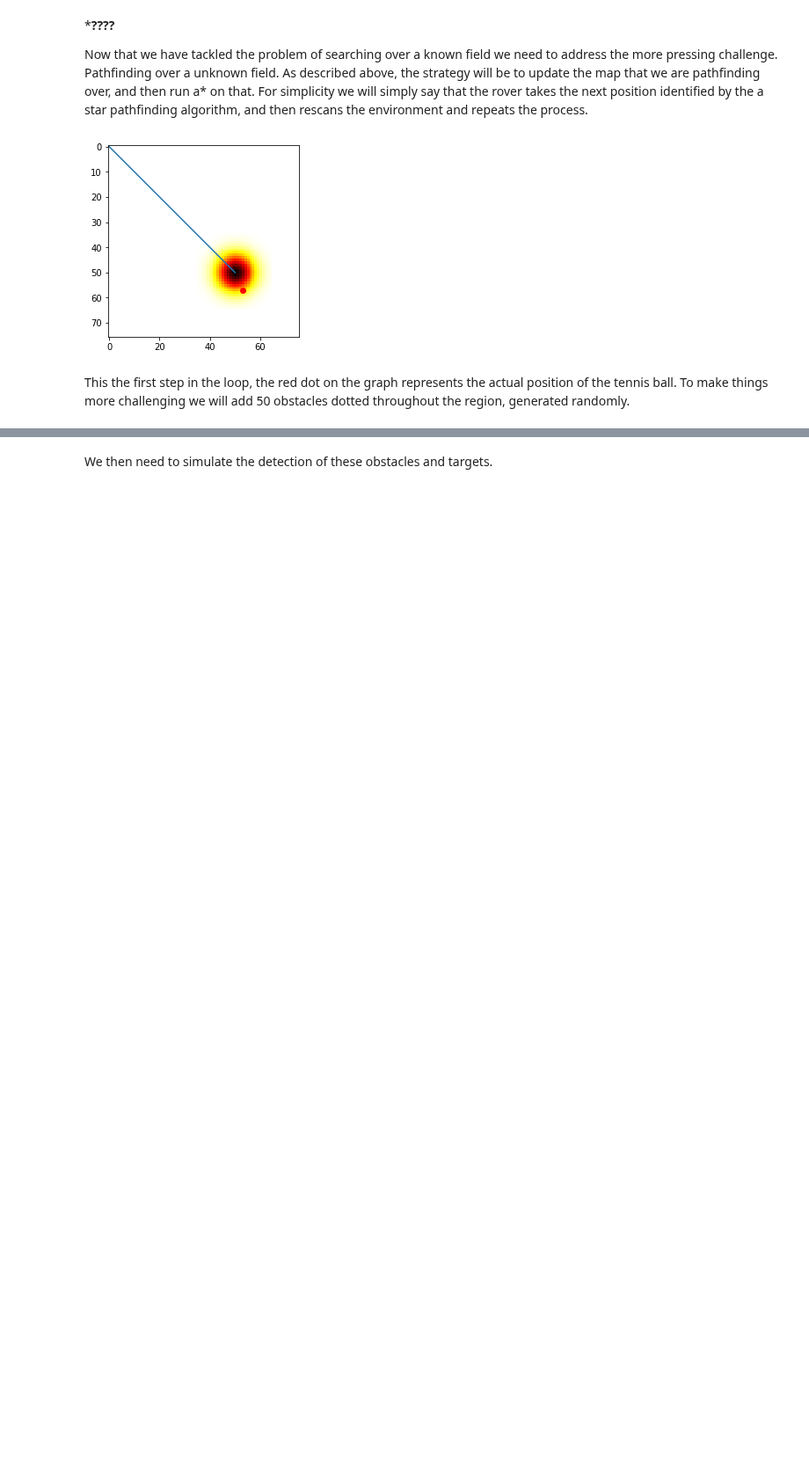
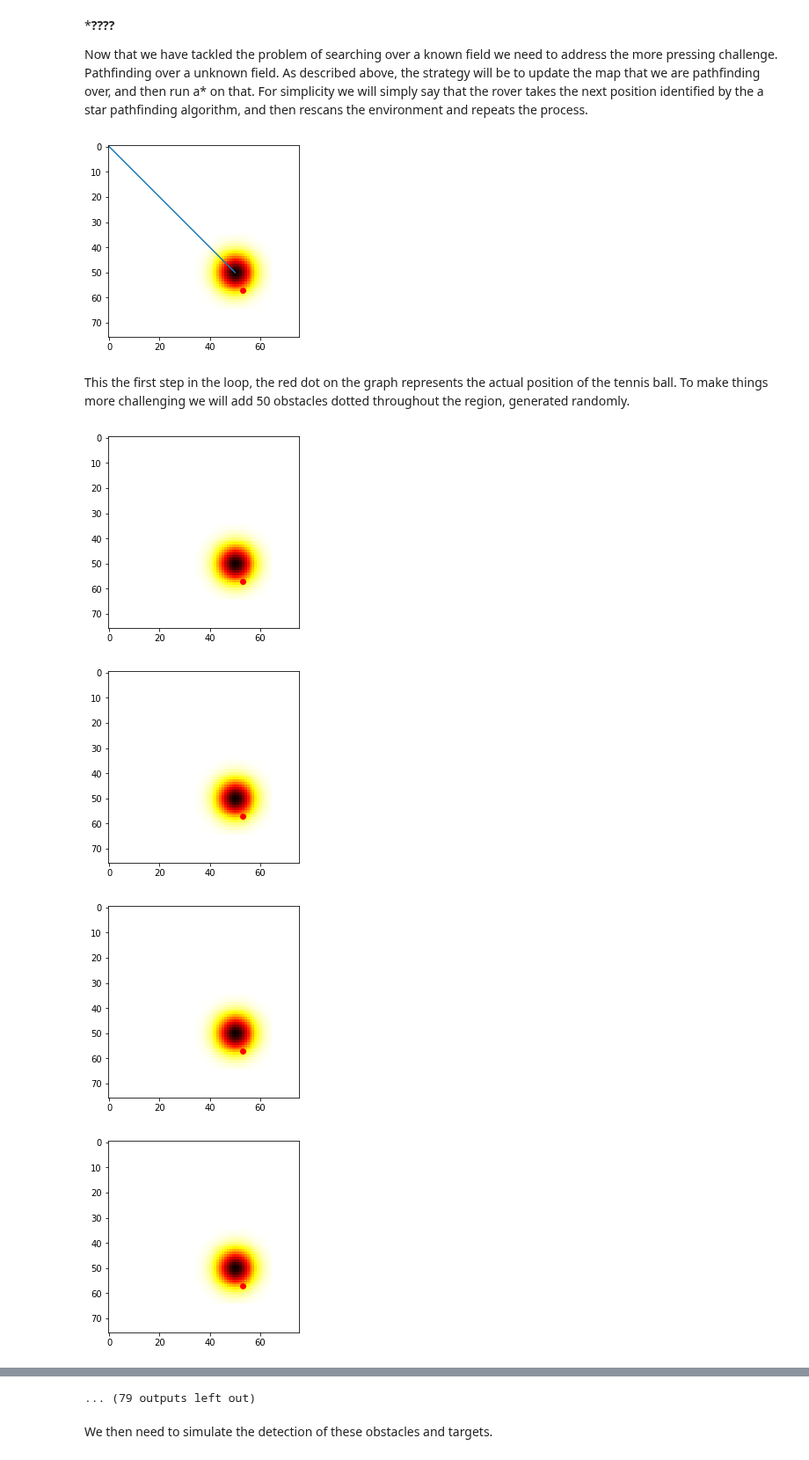
Before and after one commit to JmcRobbie/novaRoverDemos, a Jupyter notebook: Autonomous decision making demonstration.ipynb, the cells around one changed output, grey strips where cells are left out. Shown at 88% size. Cells and saved outputs as stored; diff of their text form; code cells hidden in the pictures; blank space fills up the shorter version.

```diff
--- a/Autonomous decision making demonstration.ipynb
+++ b/Autonomous decision making demonstration.ipynb
@@ -258,8 +267,7 @@ roverWorld = Initialise_tennis_ball_search()
 
 plt.imshow(roverWorld, cmap='hot', interpolation='nearest')
 min_index = np.argwhere(roverWorld == np.min(roverWorld))
-path_new = a_star(roverWorld,(0,0),(50,50))
-
+path_new = a_star(roverWorld,(0,0),(min_index[0][0],min_index[0][1]))
 x_pos = []
 y_pos = []
 for x in path_new:
@@ -278,0 +283,57 @@ unknown_obstacles = [ ( random.randint(0, 70), random.randint(0, 70) ) for k in
+# %%
+import random
+random.seed()
+unknown_obstacles = [ ( random.randint(0, 70), random.randint(0, 70) ) for k in range(50) ]
+unknown = set(unknown_obstacles)
+
+roverLoc = rover_init_postion
+def scan(known,obs,pos,tenLoc):
+    new = known
+    n_rows = len(known)
+    n_cols = len(known[0])
+    for r_delta in [-2, -1, 0, 1, 2]:
+        for c_delta in [-2,-1, 0, 1,2]:
+            r = pos[0] + r_delta
+            c = pos[1] + c_delta
+
+            # skip neighbors that would take us off the edge of the grid
+            if r < 0 or r >= n_rows or c < 0 or c >= n_cols:
+                continue
+            if (r,c) in obs:
+                new = applyGaussianToField(new,1,r,c,1)
+                if (r,c) == tenLoc:
+                    print("tennis ball spotted!")
+                    new[r,c] = -1
+
+            elif (r,c) == tenLoc:
+                print("tennis ball spotted!")
+                new[r,c] = -1
+
+            else:
+                new[r,c] = 0
+    return new
+path = []
+while roverLoc != ball_location:
+    path.append(roverLoc)
+    roverWorld = scan(roverWorld,unknown,roverLoc,ball_location)
+    min_index = np.argwhere(roverWorld == np.min(roverWorld))
+    path_next = a_star(roverWorld,roverLoc,(min_index[0][0],min_index[0][1]))
+    if path_next == []:
+        continue
+    roverLoc = path_next[1]
+    plt.imshow(roverWorld, cmap='hot', interpolation='nearest')
+    plt.plot(ball_location[0],ball_location[1],"ro")
+    plt.show()
+
+plt.imshow(roverWorld, cmap='hot', interpolation='nearest')
+plt.plot(ball_location[0],ball_location[1],"ro")
+for x in path:
+    x_pos.append(x[0])
+    y_pos.append(x[1])
+plt.plot(x_pos,y_pos)
+plt.show()
+# %% [output]
+[figure, added]
+[figure, added]
+[figure, added]
+[figure, added]
@@ -279,2 +348,3 @@ unknown_obstacles = [ ( random.randint(0, 70), random.randint(0, 70) ) for k in
+... (79 outputs left out)
 # %% [markdown]
 We then need to simulate the detection of these obstacles and targets.
```
Also changed, not shown: parts of 7 cells of this notebook.
